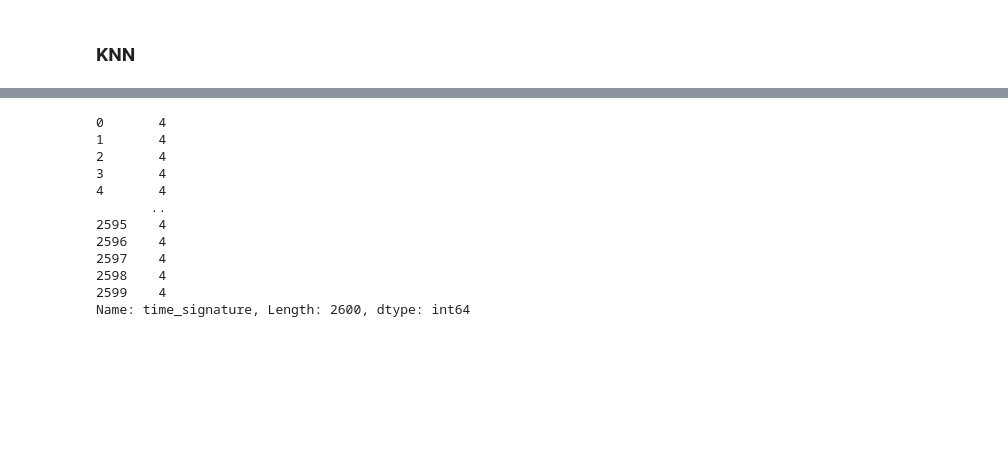
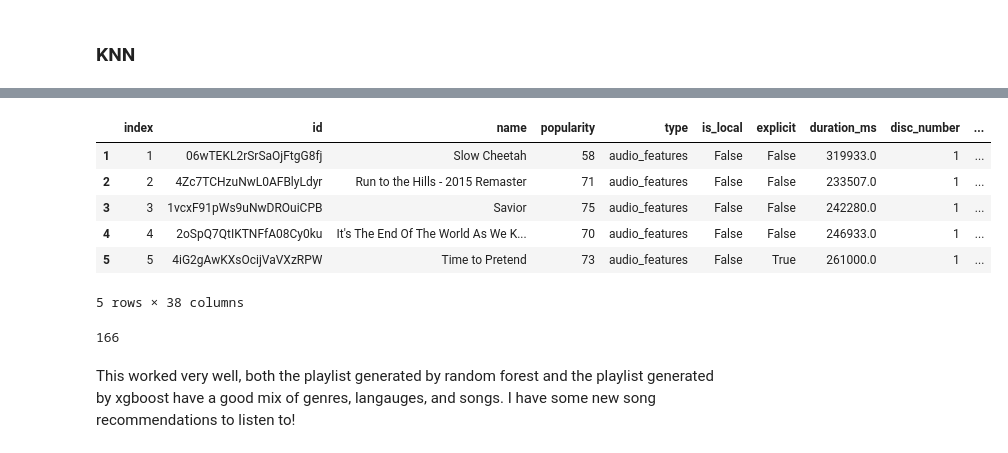
Before and after one commit to anthonyli358/spotify-recommender-systems, a Jupyter notebook: recommender_playlists.ipynb, the cells around one changed output, grey strips where cells are left out. Drawn from its saved outputs; the diff is of its cells as text; code cells hidden in the pictures; blank space fills up the shorter version.

```diff
--- a/recommender_playlists.ipynb
+++ b/recommender_playlists.ipynb
@@ -107,8 +152,11 @@ Optimal number of features: 8
 # %%
 # Analyze feature importances
-rfc = RandomForestClassifier(n_estimators = 1000, max_depth=4, max_features=12, random_state=42)  # 8 is optimal but few features anyway
-rf.fit(X_train, y_train)
-importances = rf.feature_importances_
+
+# Can use this with previous rfecv to reduce the number of features to speed up model training if needed
+# ~80 in this case
+rfc = RandomForestClassifier(n_estimators = 1000, max_depth=4, random_state=42)
+rfc.fit(X_train, y_train)
+importances = rfc.feature_importances_
 indices = np.argsort(importances)[::-1]
 
 print("Feature ranking:")
@@ -153,11 +206,11 @@ weighted avg       0.55      0.74      0.64       520
 ### Random Forest
 # %%
 # Random Forest Classifier
-rfc = RandomForestClassifier(n_estimators = 1000, max_depth=4, max_features=12, random_state=42)
-rfc_gcv_parameters = {'max_features': [4, 7, 8, 10],
-                       'min_samples_leaf': [1, 3, 5, 8],
-                       'max_depth': [3, 5, 8]}
-rfe_gcv = GridSearchCV(rfc, rfc_gcv_parameters, n_jobs=-1, cv=StratifiedKFold(2), verbose=1)
+rfc = RandomForestClassifier(n_estimators = 1000, random_state=42)
+rfc_gcv_parameters = {'min_samples_leaf': [1, 3, 5, 8],
+                      'max_depth': [3, 4, 5, 8, 12, 16, 20],
+                     }
+rfe_gcv = GridSearchCV(rfc, rfc_gcv_parameters, n_jobs=-1, cv=StratifiedKFold(2), verbose=1, scoring='roc_auc')
 rfe_gcv.fit(X_train, y_train)
 rfe_gcv.best_estimator_, rfe_gcv.best_score_
 # %% [output]
@@ -272,15 +313,19 @@ Index(['index', 'id', 'name', 'popularity', 'type', 'is_local', 'explicit',
-# %%
-playlist_tracks_df['time_signature']
-# %% [output]
-0       4
-1       4
-2       4
-3       4
-4       4
-       ..
-2595    4
-2596    4
-2597    4
-2598    4
-2599    4
-Name: time_signature, Length: 2600, dtype: int64
+# %%
+# Predict
+recommendation_tracks_df['ratings'] = rfe_gcv.predict(X_recommend)
+recommendation_tracks_df['prob_ratings'] = rfe_gcv.predict_proba(X_recommend)[:,1]  # slice for probability of 1
+recommendation_tracks_df[recommendation_tracks_df['ratings'] == 1].head()
+# %% [output]
+|  | index | id | name | popularity | type | is_local | explicit | duration_ms | disc_number | ... |
+| 1 | 1 | 06wTEKL2rSrSaOjFtgG8fj | Slow Cheetah | 58 | audio_features | False | False | 319933.0 | 1 | ... |
+| 2 | 2 | 4Zc7TCHzuNwL0AFBlyLdyr | Run to the Hills - 2015 Remaster | 71 | audio_features | False | False | 233507.0 | 1 | ... |
+| 3 | 3 | 1vcxF91pWs9uNwDROuiCPB | Savior | 75 | audio_features | False | False | 242280.0 | 1 | ... |
+| 4 | 4 | 2oSpQ7QtIKTNFfA08Cy0ku | It's The End Of The World As We K... | 70 | audio_features | False | False | 246933.0 | 1 | ... |
+| 5 | 5 | 4iG2gAwKXsOcijVaVXzRPW | Time to Pretend | 73 | audio_features | False | True | 261000.0 | 1 | ... |
+5 rows × 38 columns
+# %%
+# 166 tracks where prob_ratings >= 0.8 which is a good number
+tracks_to_add = recommendation_tracks_df[recommendation_tracks_df['prob_ratings'] >= 0.8]['id']
+len(tracks_to_add)
+# %% [output]
+166
@@ -286,0 +360,2 @@ Name: time_signature, Length: 2600, dtype: int64
+# %% [markdown]
+This worked very well, both the playlist generated by random forest and the playlist generated by xgboost have a good mix of genres, langauges, and songs. I have some new song recommendations to listen to!
```
Also changed, not shown: parts of 26 cells of this notebook.
